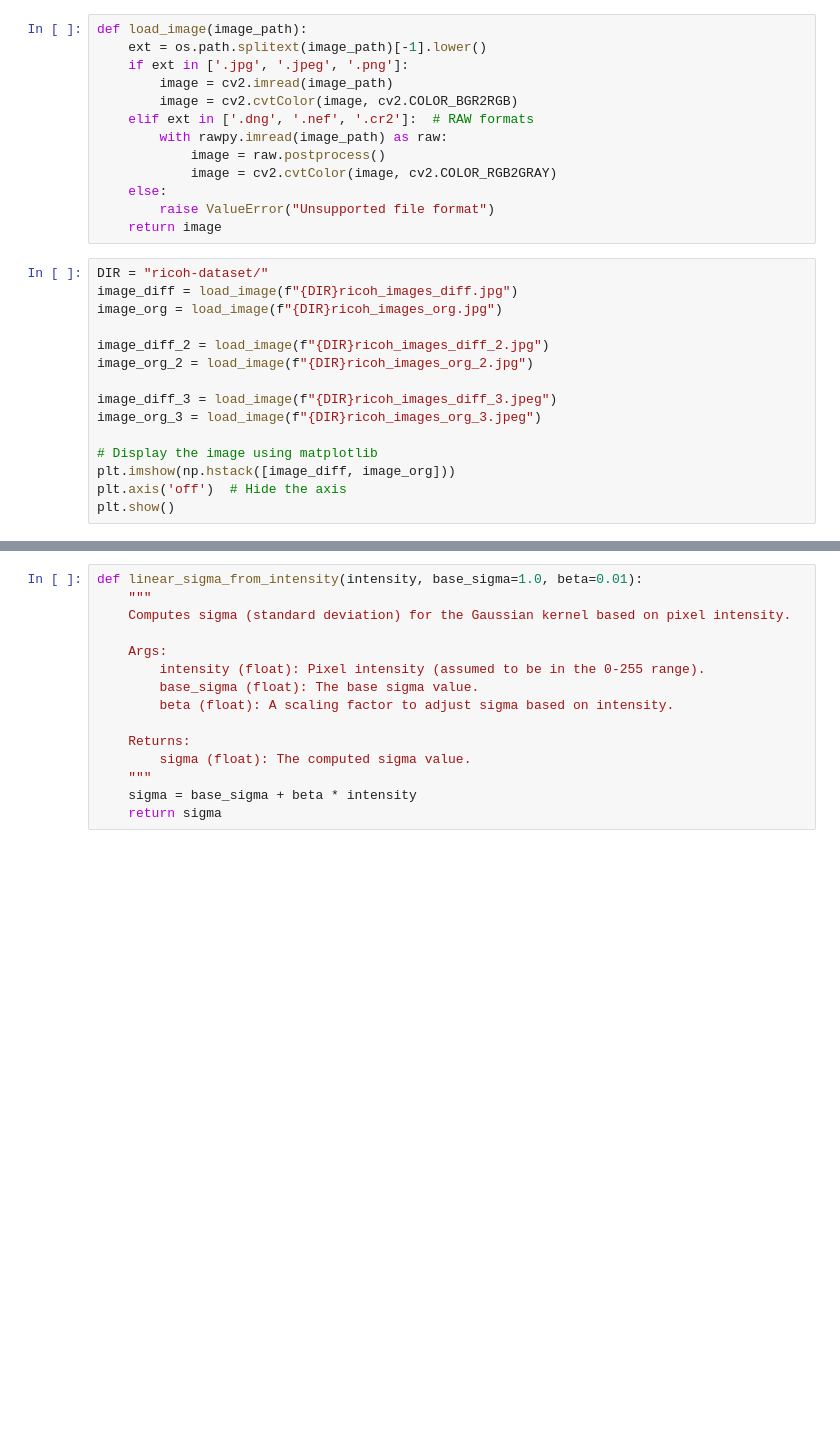
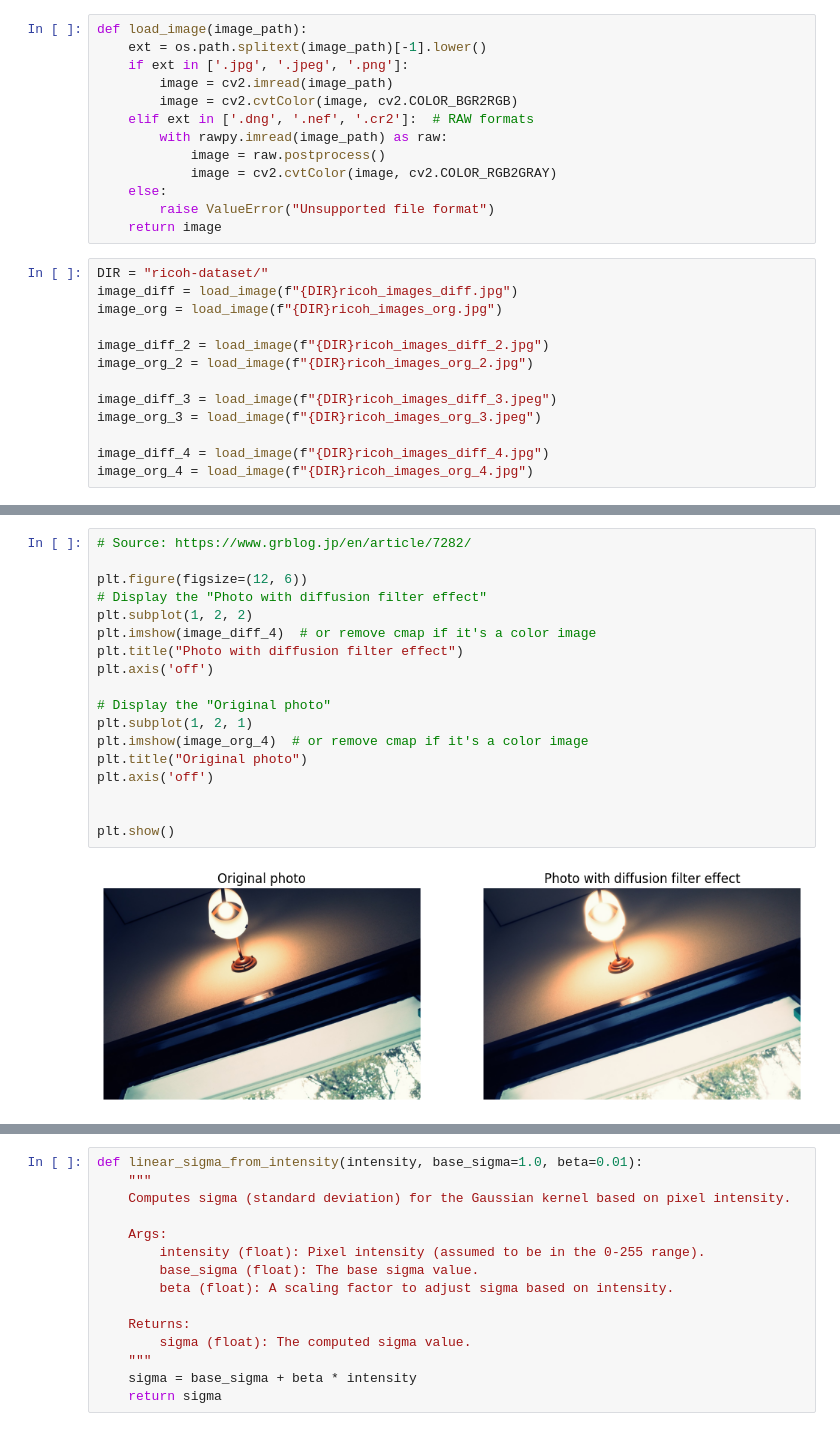
Before and after one commit to ewaMiazga/comp-photo-2025, a Jupyter notebook: gaussian_kernel.ipynb, the cells around one changed output, grey strips where cells are left out. Cells and saved outputs as stored; diff of their text form; blank space fills up the shorter version.

```diff
--- a/gaussian_kernel.ipynb
+++ b/gaussian_kernel.ipynb
@@ -33,7 +33,5 @@ image_org_2 = load_image(f"{DIR}ricoh_images_org_2.jpg")
 image_diff_3 = load_image(f"{DIR}ricoh_images_diff_3.jpeg")
 image_org_3 = load_image(f"{DIR}ricoh_images_org_3.jpeg")
 
-# Display the image using matplotlib
-plt.imshow(np.hstack([image_diff, image_org]))
-plt.axis('off')  # Hide the axis
-plt.show()
+image_diff_4 = load_image(f"{DIR}ricoh_images_diff_4.jpg")
+image_org_4 = load_image(f"{DIR}ricoh_images_org_4.jpg")
@@ -54,3 +101,23 @@ plt.show()
+# %%
+# Source: https://www.grblog.jp/en/article/7282/
+
+plt.figure(figsize=(12, 6))
+# Display the "Photo with diffusion filter effect"
+plt.subplot(1, 2, 2)
+plt.imshow(image_diff_4)  # or remove cmap if it's a color image
+plt.title("Photo with diffusion filter effect")
+plt.axis('off')
+
+# Display the "Original photo"
+plt.subplot(1, 2, 1)
+plt.imshow(image_org_4)  # or remove cmap if it's a color image
+plt.title("Original photo")
+plt.axis('off')
+
+
+plt.show()
+# %% [output]
+[figure, added]
 # %% [markdown]
 ## 2. Gaussian kernel
 
```
Also changed, not shown: parts of 9 cells of this notebook.
